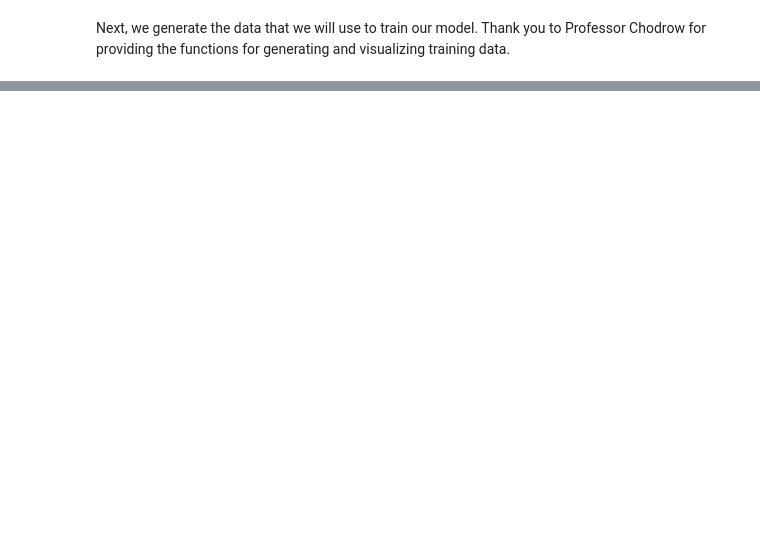
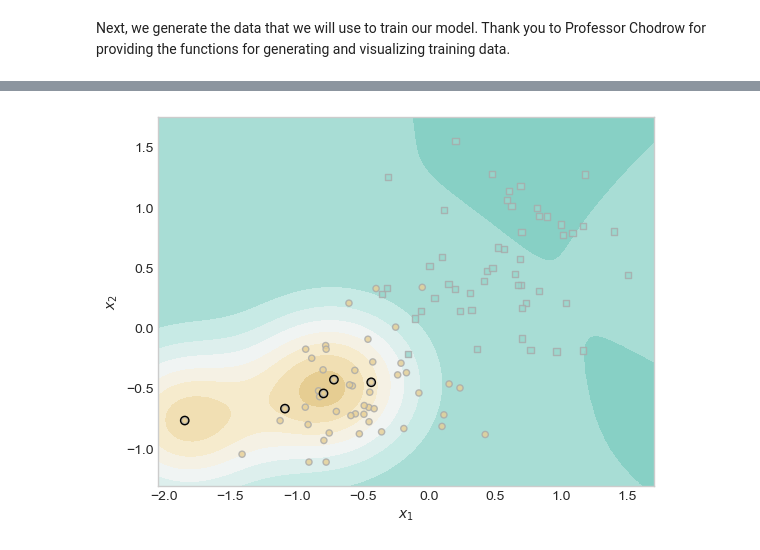
Before and after one commit to Liam-W-Smith/csci-0451, a Jupyter notebook: posts/sparse-kernel-machines/index.ipynb, the cells around one changed output, grey strips where cells are left out. Drawn from its saved outputs; the diff is of its cells as text; code cells hidden in the pictures; blank space fills up the shorter version.

```diff
--- a/posts/sparse-kernel-machines/index.ipynb
+++ b/posts/sparse-kernel-machines/index.ipynb
@@ -126,0 +175,37 @@ plt.scatter(X[ix, 0],X[ix, 1], facecolors = "none", edgecolors = "black");
+# %%
+# set seed
+torch.manual_seed(1)
+
+# create kernel logistic regression model
+KR = KernelLogisticRegression(X, rbf_kernel, lam = .1, gamma = 3)
+opt = GradientDescentOptimizer(KR)
+
+# fit model
+for i in range(100000):
+    # update model
+    opt.step(X, y, alpha = 0.0001)
+# %%
+# plot results using Professor Chodrow's provided code
+ix = torch.abs(KR.a) > 0.001
+
+x1 = torch.linspace(X[:,0].min() - 0.2, X[:,0].max() + 0.2, 101)
+x2 = torch.linspace(X[:,1].min() - 0.2, X[:,1].max() + 0.2, 101)
+
+X1, X2 = torch.meshgrid(x1, x2, indexing='ij')
+
+x1 = X1.ravel()
+x2 = X2.ravel()
+
+X_ = torch.stack((x1, x2), dim = 1)
+
+preds = KR.score(X_)
+preds = 1.0*torch.reshape(preds, X1.size())
+
+fig, ax = plt.subplots(1, 1)
+ax.contourf(X1, X2, preds, origin = "lower", cmap = "BrBG_r",
+vmin = 2*preds.min() - preds.max(), vmax = 2*preds.max() - preds.min()
+)
+plot_classification_data(X, y, ax)
+plt.scatter(X[ix, 0],X[ix, 1], facecolors = "none", edgecolors = "black");
+# %% [output]
+[figure, added]
```
Also changed, not shown: parts of 36 cells of this notebook, 18 other files.
